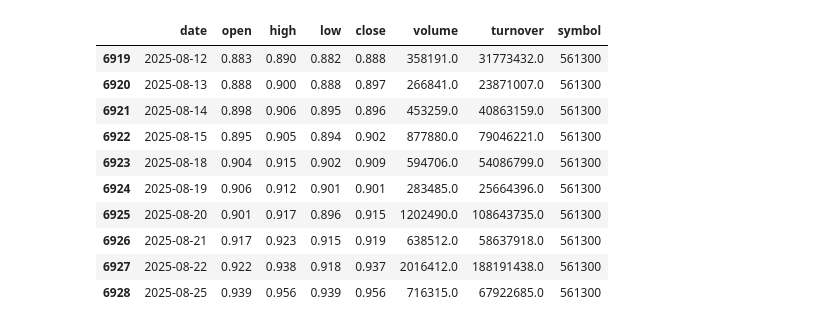
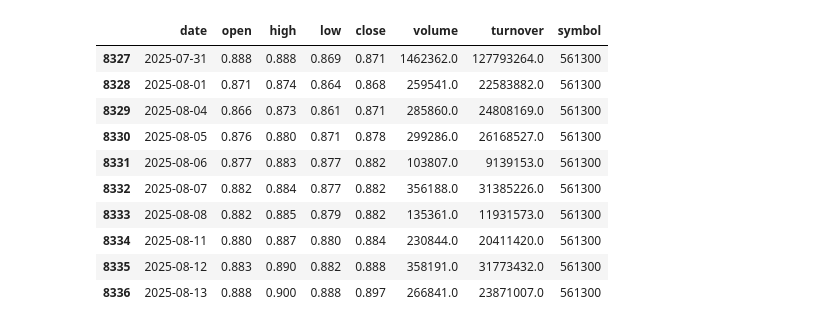
Before and after one commit to le0l1/quant-store, a Jupyter notebook: strategy/etf-mom.ipynb, the cells around one changed output. Saved outputs shown, nothing was run; the diff lists cells and outputs as text; code cells hidden in the pictures.

```diff
--- a/strategy/etf-mom.ipynb
+++ b/strategy/etf-mom.ipynb
@@ -2,51 +2,53 @@
 import backtrader as bt
 import pandas as pd
 import duckdb
+from backtrader.utils.date import num2date      # 推荐写法
+
 
 etfs = ['561300', '159726', '515100', '513500',
         '518880', '164824', '159985', '513330', '513100',
         '513030', '513520']
-start_date = '2023-01-18'
-end_date   = '2025-08-25'
+start_date = '2022-07-01'
+end_date = '2025-08-13'
 
 con = duckdb.connect(database=':memory:', read_only=False)
 symbols_tuple = tuple(etfs)
 
-path = '../dataset/data/etf_prices/**/**.parquet'
+path = '../dataset/data/etf_prices/**/data.parquet'
 
 query = f"""
 SELECT
     date,
     open,
     high,
     low,
     close,
     volume,
     turnover,
     symbol
 FROM read_parquet('{path}')
 WHERE symbol IN {symbols_tuple}
 AND date BETWEEN '{start_date}' AND '{end_date}'
 ORDER BY symbol, date
 """
 
-df_origin = con.execute(query).df()
+df_all = con.execute(query).df()
 con.close()
 
 # 类型转换
-df_origin['date'] = pd.to_datetime(df_origin['date'])
+df_all['date'] = pd.to_datetime(df_all['date'])
 numeric_cols = ['open', 'high', 'low', 'close', 'volume']
-df_origin[numeric_cols] = df_origin[numeric_cols].astype(float)
-df_origin.tail(10)
+df_all[numeric_cols] = df_all[numeric_cols].astype(float)
+df_all.tail(10)
 # %% [output]
 |  | date | open | high | low | close | volume | turnover | symbol |
-| 6919 | 2025-08-12 | 0.883 | 0.890 | 0.882 | 0.888 | 358191.0 | 31773432.0 | 561300 |
-| 6920 | 2025-08-13 | 0.888 | 0.900 | 0.888 | 0.897 | 266841.0 | 23871007.0 | 561300 |
-| 6921 | 2025-08-14 | 0.898 | 0.906 | 0.895 | 0.896 | 453259.0 | 40863159.0 | 561300 |
-| 6922 | 2025-08-15 | 0.895 | 0.905 | 0.894 | 0.902 | 877880.0 | 79046221.0 | 561300 |
-| 6923 | 2025-08-18 | 0.904 | 0.915 | 0.902 | 0.909 | 594706.0 | 54086799.0 | 561300 |
-| 6924 | 2025-08-19 | 0.906 | 0.912 | 0.901 | 0.901 | 283485.0 | 25664396.0 | 561300 |
-| 6925 | 2025-08-20 | 0.901 | 0.917 | 0.896 | 0.915 | 1202490.0 | 108643735.0 | 561300 |
-| 6926 | 2025-08-21 | 0.917 | 0.923 | 0.915 | 0.919 | 638512.0 | 58637918.0 | 561300 |
-| 6927 | 2025-08-22 | 0.922 | 0.938 | 0.918 | 0.937 | 2016412.0 | 188191438.0 | 561300 |
-| 6928 | 2025-08-25 | 0.939 | 0.956 | 0.939 | 0.956 | 716315.0 | 67922685.0 | 561300 |
+| 8327 | 2025-07-31 | 0.888 | 0.888 | 0.869 | 0.871 | 1462362.0 | 127793264.0 | 561300 |
+| 8328 | 2025-08-01 | 0.871 | 0.874 | 0.864 | 0.868 | 259541.0 | 22583882.0 | 561300 |
+| 8329 | 2025-08-04 | 0.866 | 0.873 | 0.861 | 0.871 | 285860.0 | 24808169.0 | 561300 |
+| 8330 | 2025-08-05 | 0.876 | 0.880 | 0.871 | 0.878 | 299286.0 | 26168527.0 | 561300 |
+| 8331 | 2025-08-06 | 0.877 | 0.883 | 0.877 | 0.882 | 103807.0 | 9139153.0 | 561300 |
+| 8332 | 2025-08-07 | 0.882 | 0.884 | 0.877 | 0.882 | 356188.0 | 31385226.0 | 561300 |
+| 8333 | 2025-08-08 | 0.882 | 0.885 | 0.879 | 0.882 | 135361.0 | 11931573.0 | 561300 |
+| 8334 | 2025-08-11 | 0.880 | 0.887 | 0.880 | 0.884 | 230844.0 | 20411420.0 | 561300 |
+| 8335 | 2025-08-12 | 0.883 | 0.890 | 0.882 | 0.888 | 358191.0 | 31773432.0 | 561300 |
+| 8336 | 2025-08-13 | 0.888 | 0.900 | 0.888 | 0.897 | 266841.0 | 23871007.0 | 561300 |
```
Also changed, not shown: parts of 8 cells of this notebook, 5 other files.
